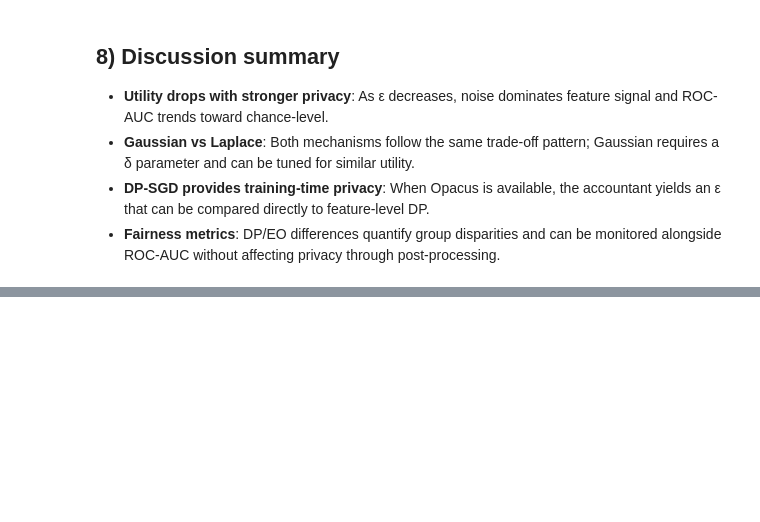
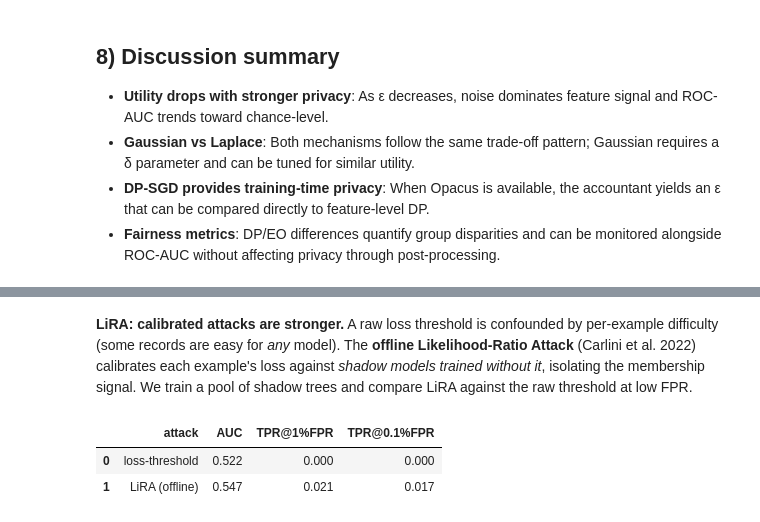
Before and after one commit to Ghobi-A/dp-insurance, a Jupyter notebook: notebooks/dp_privacy_insurance.ipynb, the cells around one changed output, grey strips where cells are left out. Cells and saved outputs as stored; diff of their text form; code cells hidden in the pictures; blank space fills up the shorter version.

```diff
--- a/notebooks/dp_privacy_insurance.ipynb
+++ b/notebooks/dp_privacy_insurance.ipynb
@@ -337,0 +482,39 @@ fairness_results
+# %% [markdown]
+**LiRA: calibrated attacks are stronger.** A raw loss threshold is confounded by per-example difficulty (some records are easy for *any* model). The **offline Likelihood-Ratio Attack** (Carlini et al. 2022) calibrates each example's loss against *shadow models trained without it*, isolating the membership signal. We train a pool of shadow trees and compare LiRA against the raw threshold at low FPR.
+# %%
+from dp.attacks import lira_offline_attack
+
+# Build one preprocessed matrix (fit on train) covering train+test rows.
+X_all = np.vstack([X_train, X_test])
+y_all = np.concatenate([y_train, y_test])
+n_all = X_all.shape[0]
+member_flag = np.zeros(n_all, dtype=int)
+member_flag[: len(y_train)] = 1  # target model was trained on the train rows
+
+K = 32
+rng = np.random.default_rng(RANDOM_STATE)
+shadow_losses = np.full((n_all, K), np.nan)
+for k in range(K):
+    in_mask = rng.random(n_all) < 0.5           # random half trains this shadow
+    shadow = DecisionTreeClassifier(random_state=k).fit(X_all[in_mask], y_all[in_mask])
+    losses = per_example_bce(y_all, shadow.predict_proba(X_all)[:, 1])
+    shadow_losses[~in_mask, k] = losses[~in_mask]  # keep only OUT losses
+
+# Per-example OUT losses (ragged -> pad to a rectangular sample of min length).
+min_out = int(np.min((~np.isnan(shadow_losses)).sum(axis=1)))
+out_matrix = np.vstack([
+    shadow_losses[i, ~np.isnan(shadow_losses[i])][:min_out] for i in range(n_all)
+])
+
+target_losses = per_example_bce(y_all, overfit_tree.predict_proba(X_all)[:, 1])
+lira = lira_offline_attack(target_losses, member_flag, out_matrix)
+baseline = loss_threshold_attack(target_losses[member_flag == 1], target_losses[member_flag == 0])
+
+pd.DataFrame([
+    {"attack": "loss-threshold", "AUC": round(baseline.auc, 3), "TPR@1%FPR": round(baseline.tpr_at_fpr[0.01], 3), "TPR@0.1%FPR": round(baseline.tpr_at_fpr[0.001], 3)},
+    {"attack": "LiRA (offline)", "AUC": round(lira.auc, 3), "TPR@1%FPR": round(lira.tpr_at_fpr[0.01], 3), "TPR@0.1%FPR": round(lira.tpr_at_fpr[0.001], 3)},
+])
+# %% [output]
+|  | attack | AUC | TPR@1%FPR | TPR@0.1%FPR |
+| 0 | loss-threshold | 0.522 | 0.000 | 0.000 |
+| 1 | LiRA (offline) | 0.547 | 0.021 | 0.017 |
```
Also changed, not shown: parts of 14 cells of this notebook, 8 other files.
